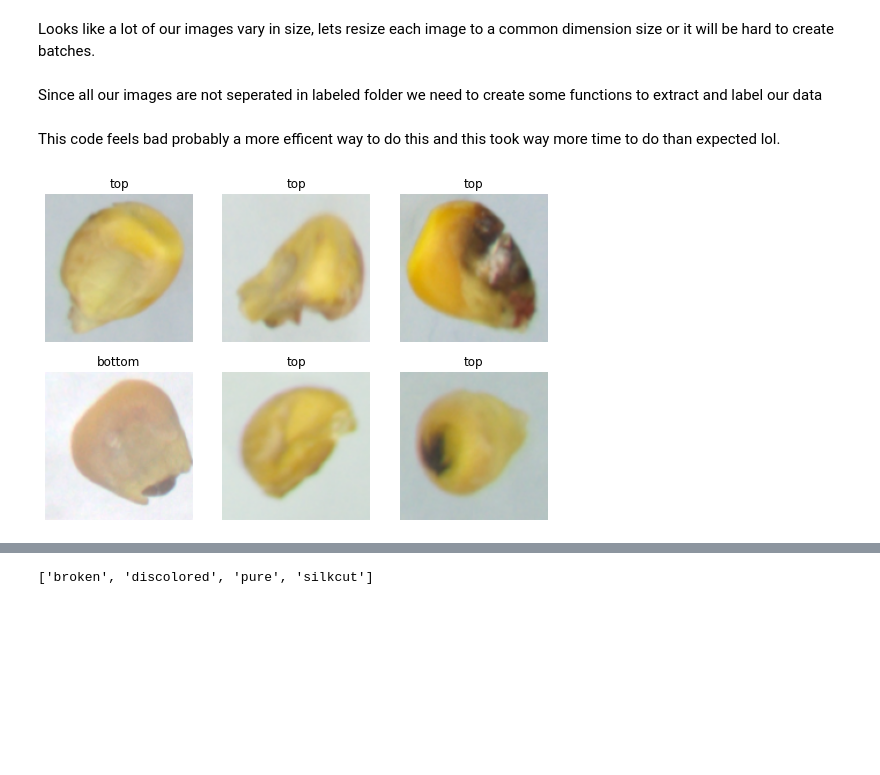
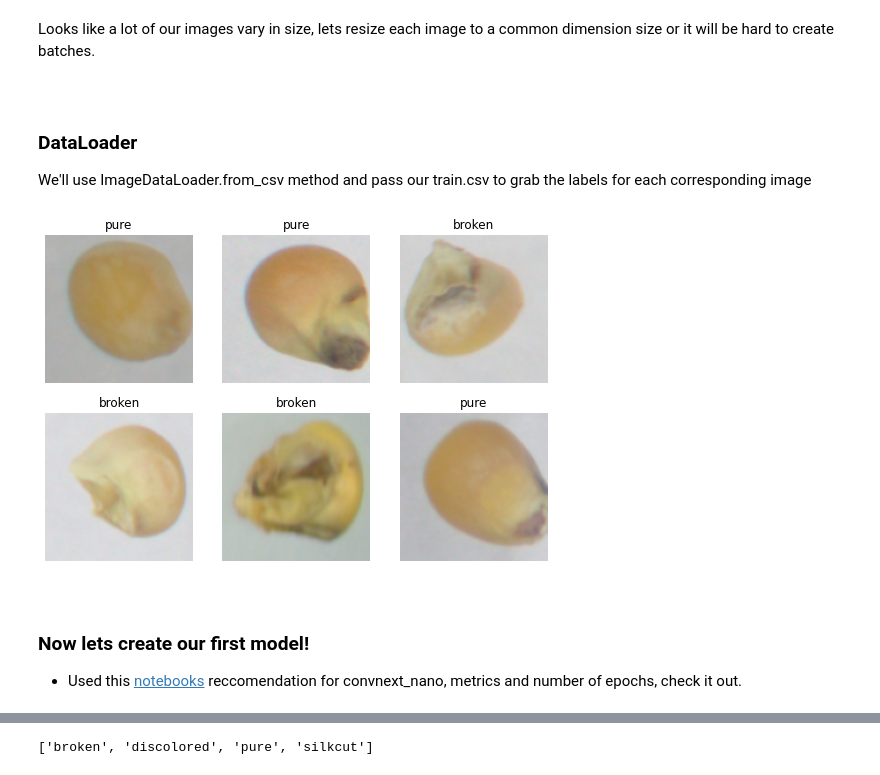
Before and after one commit to Meta-Sean/Practical-Deep-Learning, a Jupyter notebook: corncomp_starter.ipynb, the cells around one changed output, grey strips where cells are left out. Cells and saved outputs as stored; diff of their text form; code cells hidden in the pictures; blank space fills up the shorter version.

```diff
--- a/corncomp_starter.ipynb
+++ b/corncomp_starter.ipynb
@@ -97,13 +107,13 @@ pd.Series(sizes).value_counts()
 Length: 784, dtype: int64
 # %% [markdown]
 Looks like a lot of our images vary in size, lets resize each image to a common dimension size or it will be hard to create batches.
-# %% [markdown]
-Since all our images are not seperated in labeled folder we need to create some functions to extract and label our data
-# %% [markdown]
-This code feels bad probably a more efficent way to do this and this took way more time to do than expected lol.
+# %% [markdown]
+<a id="2"></a> <br>
+### DataLoader
+We'll use ImageDataLoader.from_csv method and pass our train.csv to grab the labels for each corresponding image
 # %%
-dls2 = ImageDataLoaders.from_csv(path, 'train.csv', fn_col=2, item_tfms=Resize(160, method='squish'),
+dls = ImageDataLoaders.from_csv(path, 'train.csv', fn_col=2, label_col=3, item_tfms=Resize(132, method='squish'),
                                    batch_tfms=aug_transforms(size=128, min_scale=0.75))
-dls2.show_batch(max_n=6)
+dls.show_batch(max_n=6)
 # %% [output]
-[figure, old version]
+[figure, new version]
@@ -111,0 +120,4 @@ learn = vision_learner(dls2, 'resnet26d', metrics=error_rate, path='.').to_fp16(
+# %% [markdown]
+<a id="1"></a> <br>
+### Now lets create our first model!
+- Used this [notebooks](https://www.kaggle.com/code/kurianbenoy/fastai-baseline-it-s-corn) reccomendation for convnext_nano, metrics and number of epochs, check it out.
```
Also changed, not shown: parts of 27 cells of this notebook.
